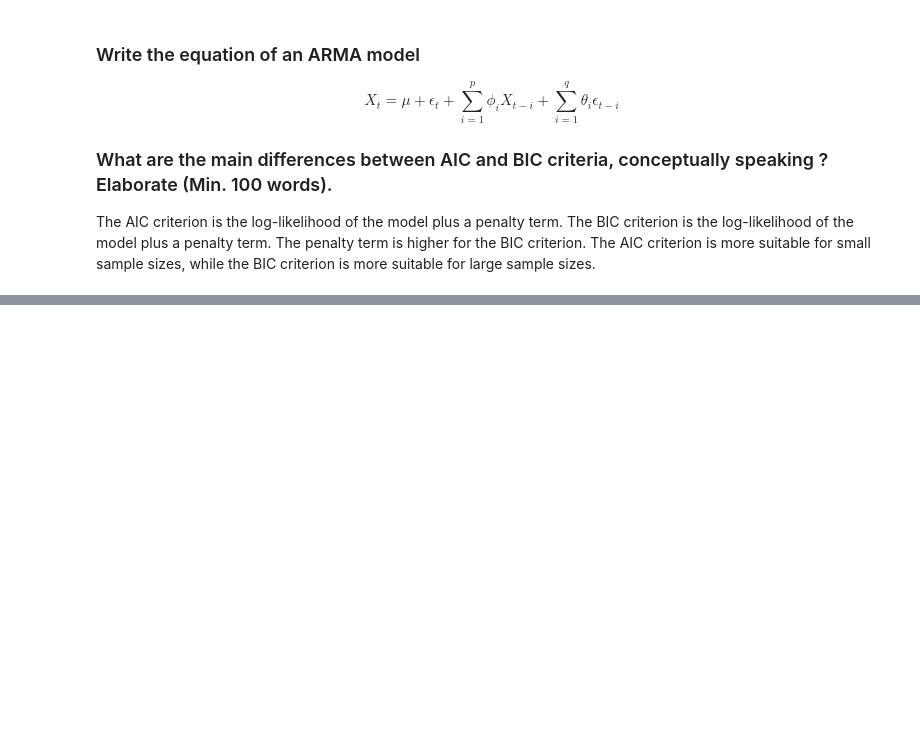
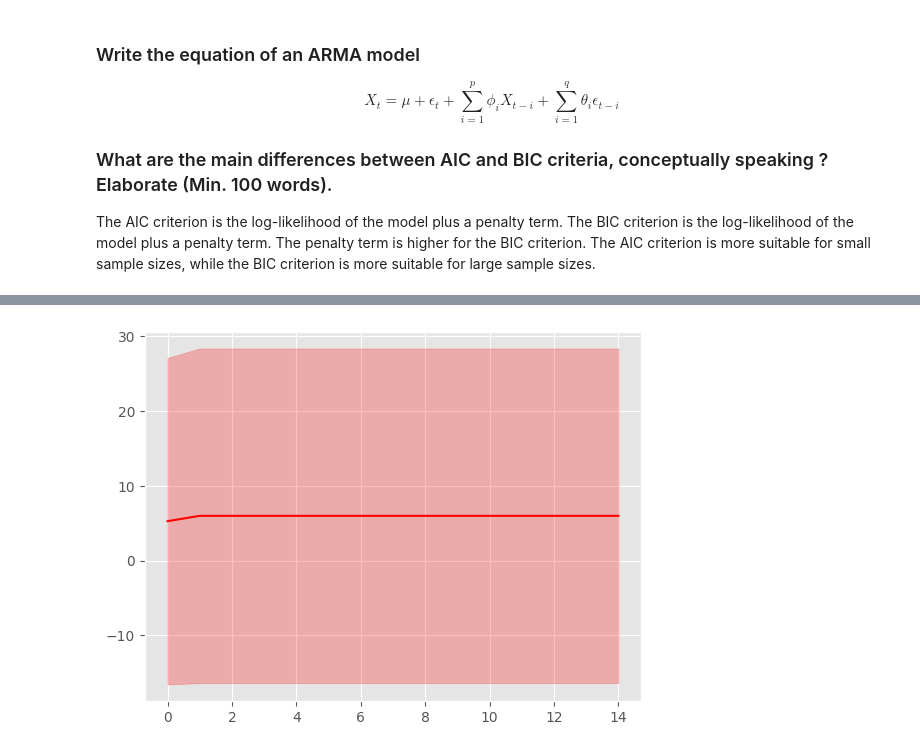
Before and after one commit to Zamanax/B4-Time-series, a Jupyter notebook: timeseries.ipynb, the cells around one changed output, grey strips where cells are left out. Saved outputs shown, nothing was run; the diff lists cells and outputs as text; code cells hidden in the pictures; blank space fills up the shorter version.

```diff
--- a/timeseries.ipynb
+++ b/timeseries.ipynb
@@ -182,0 +291,13 @@ The AIC criterion is the log-likelihood of the model plus a penalty term. The BI
+# %%
+# Make a 1 to 15 steps forecast, and plot the 95 percent confidence intervals
+X = sales_train_item20949["item_cnt_day"].values
+ARIMA_model = ARIMA(X, order=(0, 0, 1))
+ARIMA_model_fit = ARIMA_model.fit()
+predictions = ARIMA_model_fit.get_forecast(steps=15)
+confidence_interval = pd.DataFrame(predictions.conf_int(alpha = 0.05))
+
+plt.plot(predictions.predicted_mean, color='red')
+plt.fill_between(confidence_interval.index, confidence_interval.iloc[:, 0], confidence_interval.iloc[:, 1], color='red', alpha=.25)
+plt.show()
+# %% [output]
+[figure, added]
```
Also changed, not shown: parts of 31 cells of this notebook, 7 other files.
